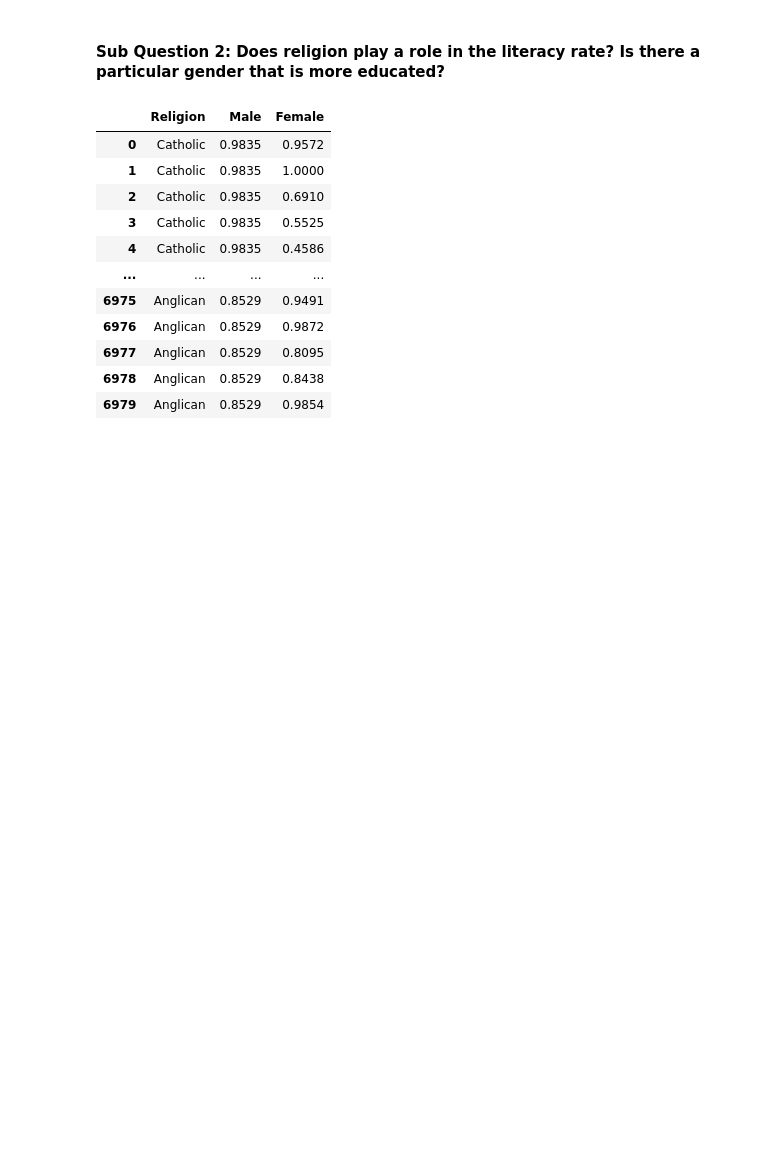
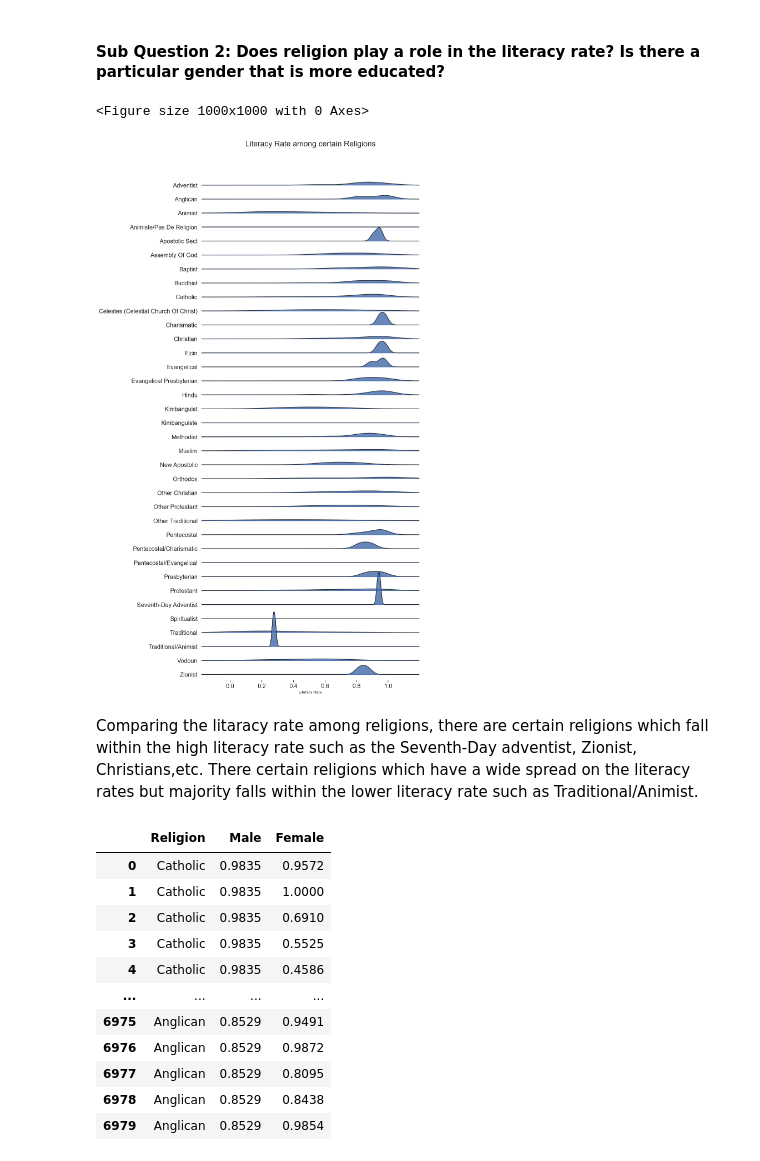
Before and after one commit to ubco-W2022T2-data301/project-group-group18, a Jupyter notebook: analysis/analysis3.ipynb, the cells around one changed output. Cells and saved outputs as stored; diff of their text form; code cells hidden in the pictures; blank space fills up the shorter version.

```diff
--- a/analysis/analysis3.ipynb
+++ b/analysis/analysis3.ipynb
@@ -68,6 +54,13 @@ From the dataset plotted above, the purpose of the various violinplots is to com
 - For Eastern and South-eastern Asia, there was not wide gap in the medians for completion of each level. However, it was noticable the male completion reduced compared to females.
 # %% [markdown]
 #### Sub Question 2: Does religion play a role in the literacy rate? Is there a particular gender that is more educated?
+# %%
+project_functions3.plot_religion(df)
+# %% [output]
+<Figure size 1000x1000 with 0 Axes>
+[figure, added]
+# %% [markdown]
+Comparing the litaracy rate among religions, there are certain religions which fall within the high literacy rate such as the Seventh-Day adventist, Zionist, Christians,etc. There certain religions which have a wide spread on the literacy rates but majority falls within the lower literacy rate such as Traditional/Animist.
 # %%
 result_df= project_functions3.wrangling2(df)
 result_df
```
Also changed, not shown: parts of 3 cells of this notebook, 1 other file.
